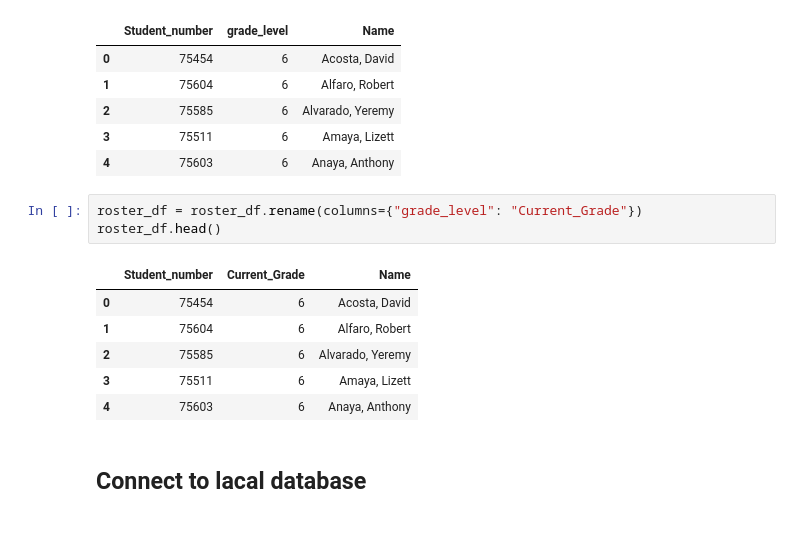
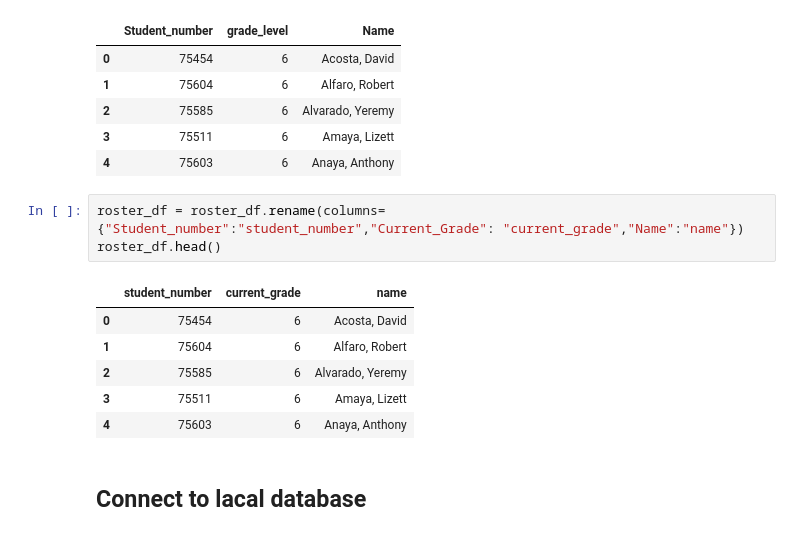
Before and after one commit to JAlvarado23A/MiddleSchoolETL, a Jupyter notebook: KHMS_Scrape.ipynb, the cells around one changed output. Cells and saved outputs as stored; diff of their text form.

```diff
--- a/KHMS_Scrape.ipynb
+++ b/KHMS_Scrape.ipynb
@@ -365,10 +365,10 @@ roster_df.head()
 | 3 | 75511 | 6 | Amaya, Lizett |
 | 4 | 75603 | 6 | Anaya, Anthony |
 # %%
-roster_df = roster_df.rename(columns={"grade_level": "Current_Grade"})
+roster_df = roster_df.rename(columns={"Student_number":"student_number","Current_Grade": "current_grade","Name":"name"})
 roster_df.head()
 # %% [output]
-|  | Student_number | Current_Grade | Name |
+|  | student_number | current_grade | name |
 | 0 | 75454 | 6 | Acosta, David |
 | 1 | 75604 | 6 | Alfaro, Robert |
 | 2 | 75585 | 6 | Alvarado, Yeremy |
```
Also changed, not shown: parts of 11 cells of this notebook.
